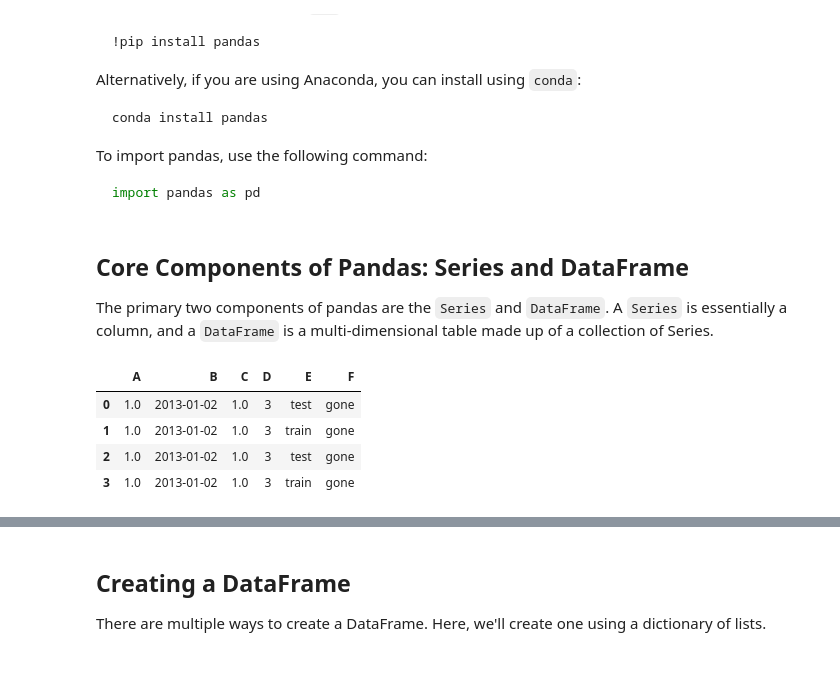
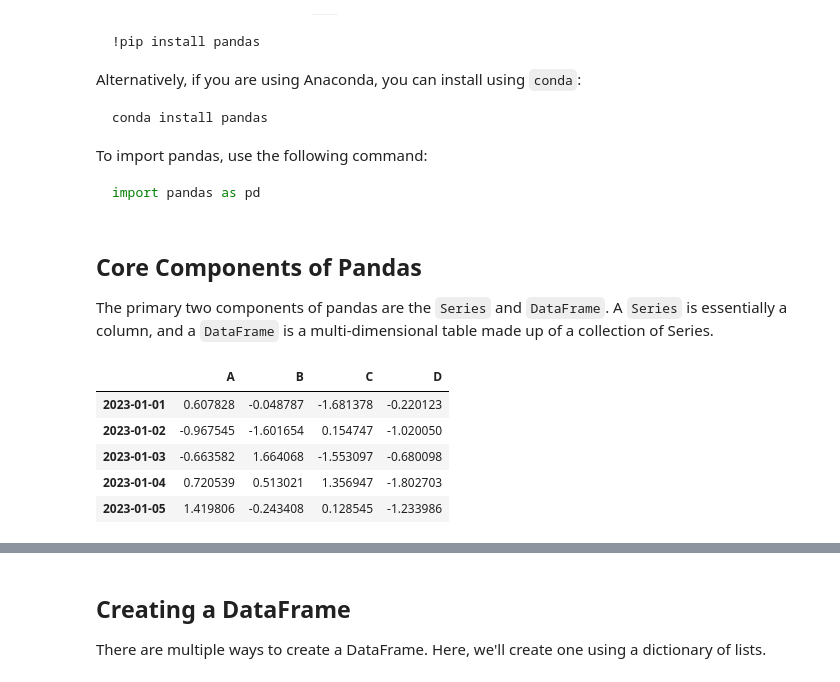
Before and after one commit to LeoGasperowicz/Pandas-library, a Jupyter notebook: Data_Pandas_presentation.ipynb, the cells around one changed output, grey strips where cells are left out. Saved outputs shown, nothing was run; the diff lists cells and outputs as text; code cells hidden in the pictures.

````diff
--- a/Data_Pandas_presentation.ipynb
+++ b/Data_Pandas_presentation.ipynb
@@ -18,7 +28,7 @@ To import pandas, use the following command:
 import pandas as pd
 ```
 # %% [markdown]
-## Core Components of Pandas: Series and DataFrame
+## Core Components of Pandas
 The primary two components of pandas are the `Series` and `DataFrame`.
 A `Series` is essentially a column, and a `DataFrame` is a multi-dimensional table made up of a collection of Series.
 # %%
@@ -27,24 +37,25 @@ import numpy as np
 # %%
 # Creating a Series
 series = pd.Series([1, 3, 5, np.nan, 6, 8])
 
 # Creating a DataFrame by passing a numpy array
 dates = pd.date_range('20230101', periods=6)
 df = pd.DataFrame(np.random.randn(6, 4), index=dates, columns=list('ABCD'))
 
 # Creating a DataFrame by passing a dict of objects
 df2 = pd.DataFrame({ 'A' : 1.,
                      'B' : pd.Timestamp('20130102'),
                      'C' : pd.Series(1, index=list(range(4)), dtype='float32'),
                      'D' : np.array([3] * 4, dtype='int32'),
                      'E' : pd.Categorical(['test', 'train', 'test', 'train']),
                      'F' : 'gone' })
 #df2.describe()
 
-df2.head()
+df.head()
 # %% [output]
-|  | A | B | C | D | E | F |
-| 0 | 1.0 | 2013-01-02 | 1.0 | 3 | test | gone |
-| 1 | 1.0 | 2013-01-02 | 1.0 | 3 | train | gone |
-| 2 | 1.0 | 2013-01-02 | 1.0 | 3 | test | gone |
-| 3 | 1.0 | 2013-01-02 | 1.0 | 3 | train | gone |
+|  | A | B | C | D |
+| 2023-01-01 | 0.607828 | -0.048787 | -1.681378 | -0.220123 |
+| 2023-01-02 | -0.967545 | -1.601654 | 0.154747 | -1.020050 |
+| 2023-01-03 | -0.663582 | 1.664068 | -1.553097 | -0.680098 |
+| 2023-01-04 | 0.720539 | 0.513021 | 1.356947 | -1.802703 |
+| 2023-01-05 | 1.419806 | -0.243408 | 0.128545 | -1.233986 |
````
Also changed, not shown: parts of 30 cells of this notebook.
